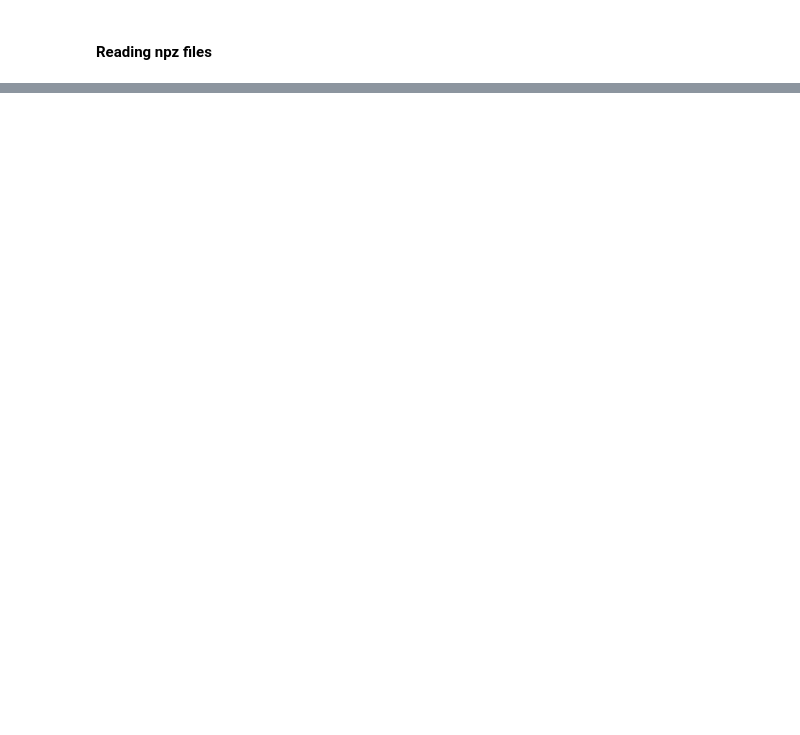
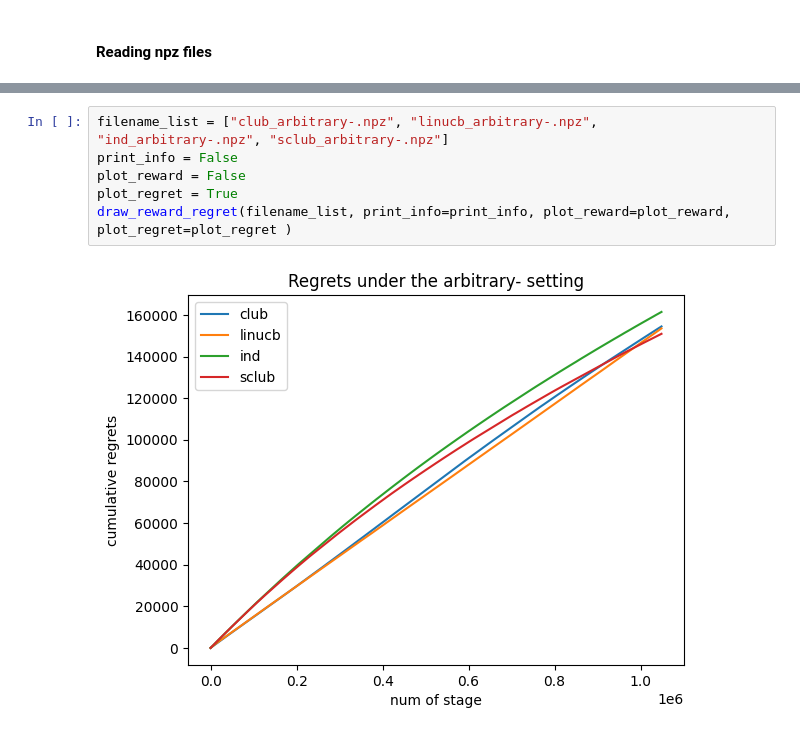
Before and after one commit to MjolnirT/OnlineClusteringOfBandits, a Jupyter notebook: main_ijcai19.ipynb, the cells around one changed output, grey strips where cells are left out. Saved outputs shown, nothing was run; the diff lists cells and outputs as text; blank space fills up the shorter version.

```diff
--- a/main_ijcai19.ipynb
+++ b/main_ijcai19.ipynb
@@ -138,0 +74,8 @@ plt.legend()
+# %%
+filename_list = ["club_arbitrary-.npz", "linucb_arbitrary-.npz", "ind_arbitrary-.npz", "sclub_arbitrary-.npz"]
+print_info = False
+plot_reward = False
+plot_regret = True
+draw_reward_regret(filename_list, print_info=print_info, plot_reward=plot_reward, plot_regret=plot_regret )
+# %% [output]
+[figure, added]
```
Also changed, not shown: parts of 16 cells of this notebook, 6 other files.
